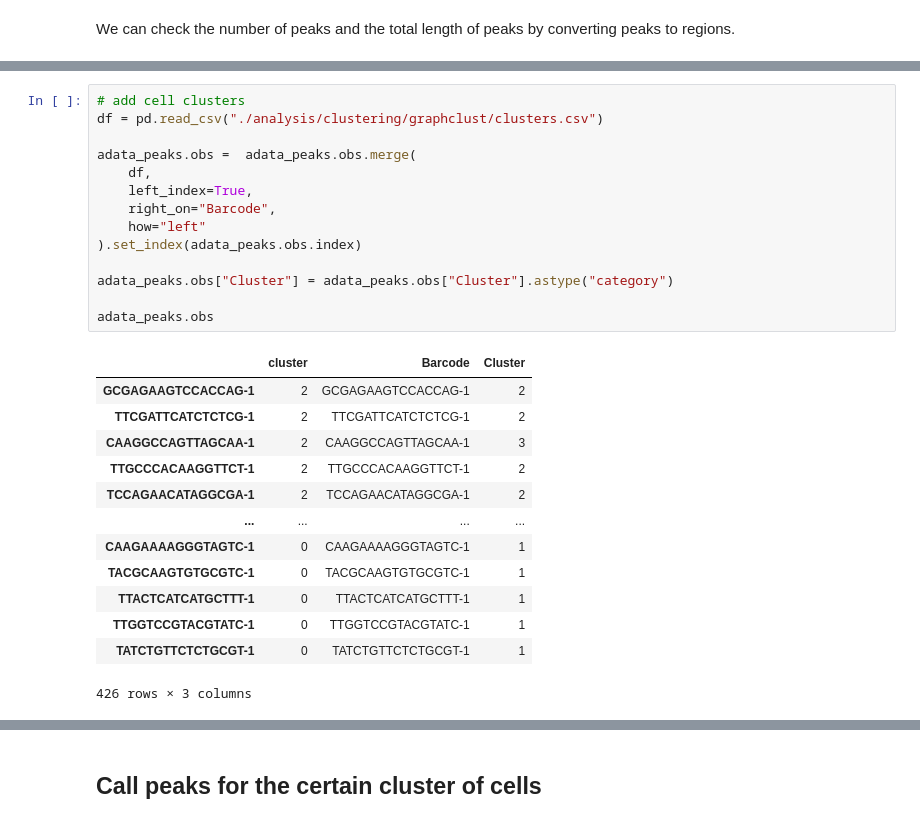
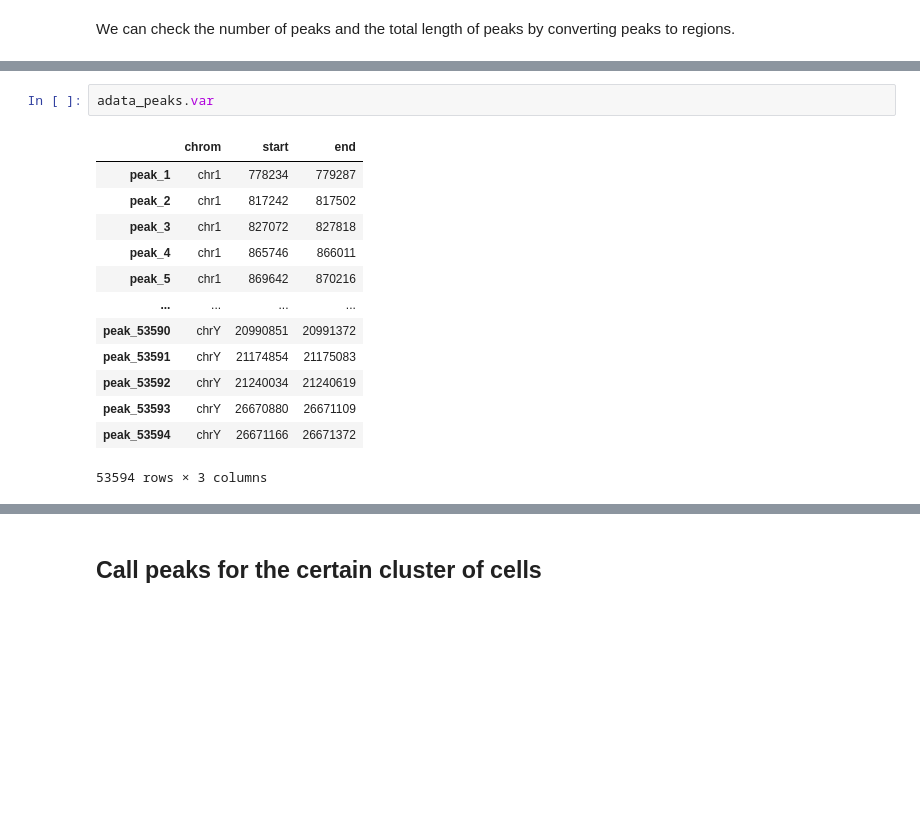
Before and after one commit to macs3-project/MACS, a Jupyter notebook: notebooks/500-PBMC-test/macs3-scATAC-pbmc-500-anndata.ipynb, the cells around one changed output, grey strips where cells are left out. Saved outputs shown, nothing was run; the diff lists cells and outputs as text; blank space fills up the shorter version.

```diff
--- a/notebooks/500-PBMC-test/macs3-scATAC-pbmc-500-anndata.ipynb
+++ b/notebooks/500-PBMC-test/macs3-scATAC-pbmc-500-anndata.ipynb
@@ -247,28 +235,16 @@ sc.tl.leiden(adata_peaks, key_added="cluster")
-# %%
-# add cell clusters
-df = pd.read_csv("./analysis/clustering/graphclust/clusters.csv")
-
-adata_peaks.obs =  adata_peaks.obs.merge(
-    df,
-    left_index=True,
-    right_on="Barcode",
-    how="left"
-).set_index(adata_peaks.obs.index)
-
-adata_peaks.obs["Cluster"] = adata_peaks.obs["Cluster"].astype("category")
-
-adata_peaks.obs
-# %% [output]
-|  | cluster | Barcode | Cluster |
-| GCGAGAAGTCCACCAG-1 | 2 | GCGAGAAGTCCACCAG-1 | 2 |
-| TTCGATTCATCTCTCG-1 | 2 | TTCGATTCATCTCTCG-1 | 2 |
-| CAAGGCCAGTTAGCAA-1 | 2 | CAAGGCCAGTTAGCAA-1 | 3 |
-| TTGCCCACAAGGTTCT-1 | 2 | TTGCCCACAAGGTTCT-1 | 2 |
-| TCCAGAACATAGGCGA-1 | 2 | TCCAGAACATAGGCGA-1 | 2 |
-| ... | ... | ... | ... |
-| CAAGAAAAGGGTAGTC-1 | 0 | CAAGAAAAGGGTAGTC-1 | 1 |
-| TACGCAAGTGTGCGTC-1 | 0 | TACGCAAGTGTGCGTC-1 | 1 |
-| TTACTCATCATGCTTT-1 | 0 | TTACTCATCATGCTTT-1 | 1 |
-| TTGGTCCGTACGTATC-1 | 0 | TTGGTCCGTACGTATC-1 | 1 |
-| TATCTGTTCTCTGCGT-1 | 0 | TATCTGTTCTCTGCGT-1 | 1 |
-426 rows × 3 columns
+# %%
+adata_peaks.var
+# %% [output]
+|  | chrom | start | end |
+| peak_1 | chr1 | 778234 | 779287 |
+| peak_2 | chr1 | 817242 | 817502 |
+| peak_3 | chr1 | 827072 | 827818 |
+| peak_4 | chr1 | 865746 | 866011 |
+| peak_5 | chr1 | 869642 | 870216 |
+| ... | ... | ... | ... |
+| peak_53590 | chrY | 20990851 | 20991372 |
+| peak_53591 | chrY | 21174854 | 21175083 |
+| peak_53592 | chrY | 21240034 | 21240619 |
+| peak_53593 | chrY | 26670880 | 26671109 |
+| peak_53594 | chrY | 26671166 | 26671372 |
+53594 rows × 3 columns
```
Also changed, not shown: parts of 51 cells of this notebook, 2 other files.
